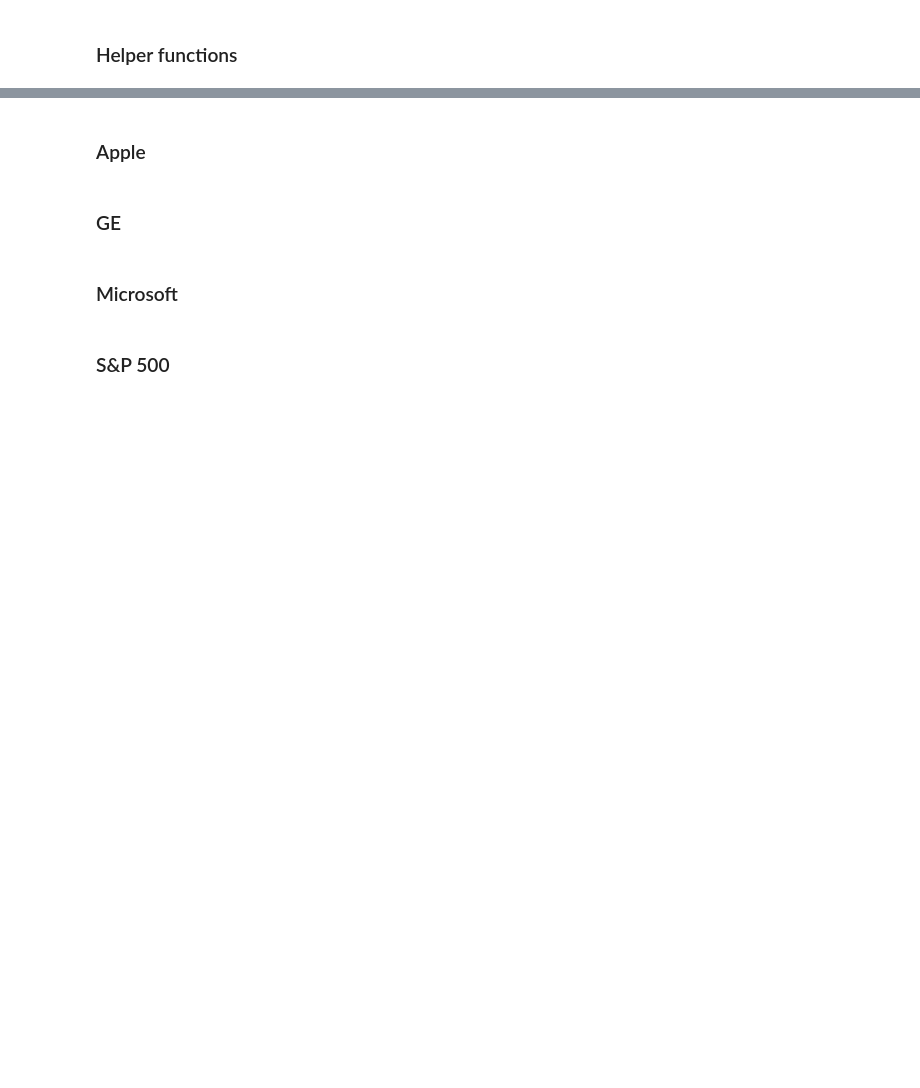
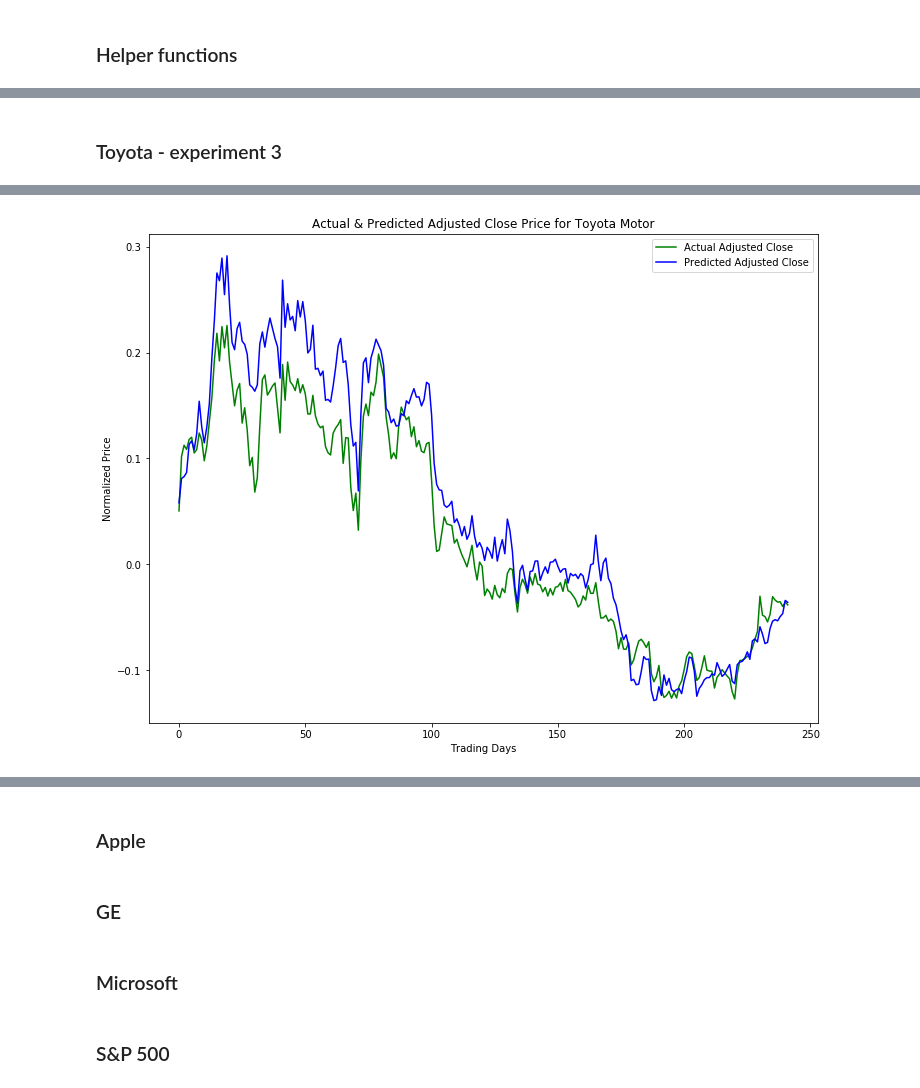
Before and after one commit to yhagio/stock_price_predictor, a Jupyter notebook: stock_price_predictor_lstm_2.ipynb, the cells around one changed output, grey strips where cells are left out. Saved outputs shown, nothing was run; the diff lists cells and outputs as text; code cells hidden in the pictures; blank space fills up the shorter version.

```diff
--- a/stock_price_predictor_lstm_2.ipynb
+++ b/stock_price_predictor_lstm_2.ipynb
@@ -159,0 +273,74 @@ Root Mean squared error (RMSE) 0.011107505331
+# %% [markdown]
+### Toyota - experiment 3
+# %%
+# Change params and variables
+batch_size = 128 # 258, 512
+nb_epoch = 5 # 1, 3
+seq_len = 100 # 30
+input_dim=1
+output_dim=50
+loss='mean_squared_error'
+optimizer = 'rmsprop'
+activation = 'linear'
+
+# Get Adjusted Close price and split the data
+adj_closes = load_adj_close(csv_file)
+X_train_, y_train_, X_test_, y_test_ = load_data_split_train_test(adj_closes, seq_len, True)
+
+# Build Model
+model = Sequential()
+
+model.add(LSTM(
+    input_dim=input_dim,
+    output_dim=output_dim,
+    return_sequences=True))
+model.add(Dropout(0.2))
+
+model.add(LSTM(
+    200,
+    return_sequences=False))
+model.add(Dropout(0.2))
+
+model.add(Dense(output_dim=1))
+model.add(Activation(activation))
+
+start = time.time()
+model.compile(loss=loss, optimizer=optimizer)
+print 'compilation time : ', time.time() - start
+
+#Train the model
+model.fit(
+    X_train_,
+    y_train_,
+    batch_size=batch_size,
+    nb_epoch=nb_epoch,
+    validation_split=0.05)
+
+testPredict = model.predict(X_test_, batch_size=batch_size)
+score = model.evaluate(X_test_, y_test_, batch_size=batch_size, verbose=0)
+
+TM_MSE = score
+TM_RMSE = math.sqrt(score)
+print 'Mean squared error (MSE)', TM_MSE
+print 'Root Mean squared error (RMSE)', TM_RMSE
+
+# Set up plot
+plt.rcParams['figure.figsize'] = (12, 9)
+
+fig = plt.figure()
+ax = fig.add_subplot(111)
+
+# Add labels
+plt.ylabel('Normalized Price')
+plt.xlabel('Trading Days')
+
+# Plot actual and predicted close values
+plt.plot(y_test_,'g', label='Actual Adjusted Close')
+plt.plot(testPredict, 'b', label='Predicted Adjusted Close')
+
+# Set title
+ax.set_title('Actual & Predicted Adjusted Close Price for Toyota Motor')
+ax.legend(loc='upper right')
+
+plt.show()
+# %% [output]
@@ -159,0 +361 @@ Root Mean squared error (RMSE) 0.011107505331
+[figure, added]
```
Also changed, not shown: parts of 24 cells of this notebook, 2 other files.
